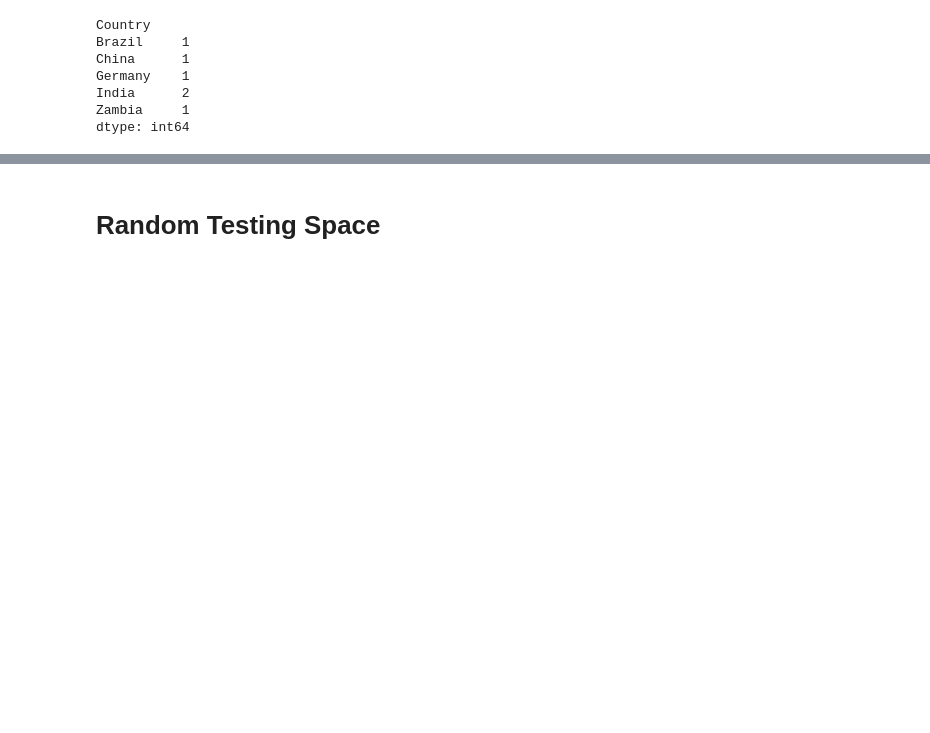
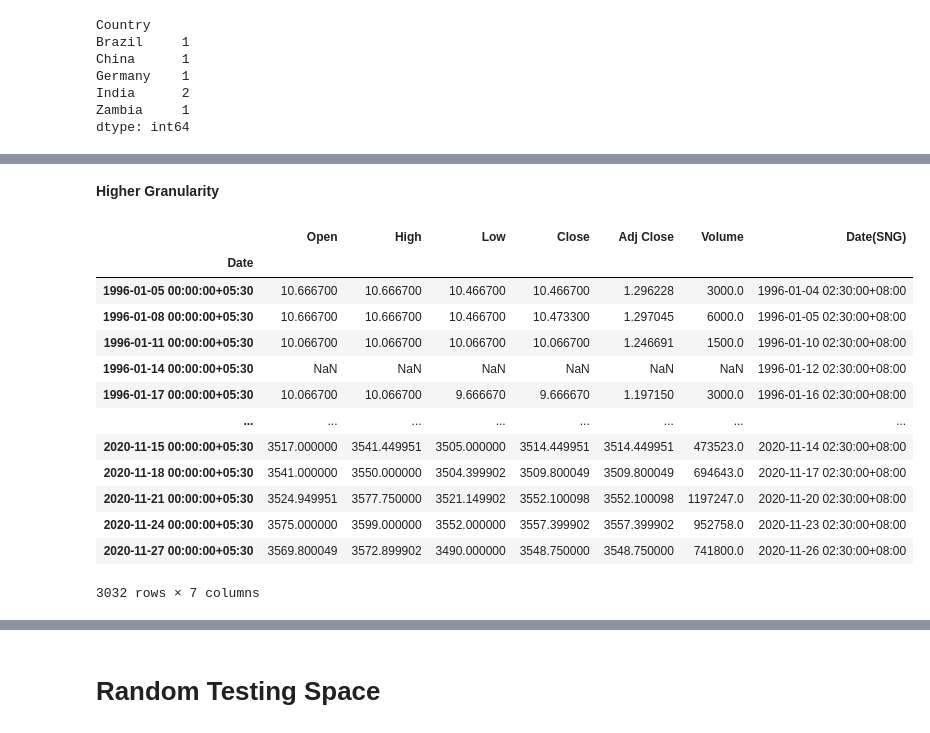
Before and after one commit to ag-ds-bubble/GIDS-2020-Time-Series-Forecasting-Workshop, a Jupyter notebook: Notebooks/Segment 1/02-Pandas Introduction.ipynb, the cells around one changed output, grey strips where cells are left out. Cells and saved outputs as stored; diff of their text form; code cells hidden in the pictures; blank space fills up the shorter version.

```diff
--- a/Notebooks/Segment 1/02-Pandas Introduction.ipynb
+++ b/Notebooks/Segment 1/02-Pandas Introduction.ipynb
@@ -341,0 +1125,19 @@ dtype: int64
+# %% [markdown]
+<b>Higher Granularity</b>
+# %%
+britannia_data.resample('3D', label='right').last()
+# %% [output]
+|  | Open | High | Low | Close | Adj Close | Volume | Date(SNG) |
+| Date |  |  |  |  |  |  |  |
+| 1996-01-05 00:00:00+05:30 | 10.666700 | 10.666700 | 10.466700 | 10.466700 | 1.296228 | 3000.0 | 1996-01-04 02:30:00+08:00 |
+| 1996-01-08 00:00:00+05:30 | 10.666700 | 10.666700 | 10.466700 | 10.473300 | 1.297045 | 6000.0 | 1996-01-05 02:30:00+08:00 |
+| 1996-01-11 00:00:00+05:30 | 10.066700 | 10.066700 | 10.066700 | 10.066700 | 1.246691 | 1500.0 | 1996-01-10 02:30:00+08:00 |
+| 1996-01-14 00:00:00+05:30 | NaN | NaN | NaN | NaN | NaN | NaN | 1996-01-12 02:30:00+08:00 |
+| 1996-01-17 00:00:00+05:30 | 10.066700 | 10.066700 | 9.666670 | 9.666670 | 1.197150 | 3000.0 | 1996-01-16 02:30:00+08:00 |
+| ... | ... | ... | ... | ... | ... | ... | ... |
+| 2020-11-15 00:00:00+05:30 | 3517.000000 | 3541.449951 | 3505.000000 | 3514.449951 | 3514.449951 | 473523.0 | 2020-11-14 02:30:00+08:00 |
+| 2020-11-18 00:00:00+05:30 | 3541.000000 | 3550.000000 | 3504.399902 | 3509.800049 | 3509.800049 | 694643.0 | 2020-11-17 02:30:00+08:00 |
+| 2020-11-21 00:00:00+05:30 | 3524.949951 | 3577.750000 | 3521.149902 | 3552.100098 | 3552.100098 | 1197247.0 | 2020-11-20 02:30:00+08:00 |
+| 2020-11-24 00:00:00+05:30 | 3575.000000 | 3599.000000 | 3552.000000 | 3557.399902 | 3557.399902 | 952758.0 | 2020-11-23 02:30:00+08:00 |
+| 2020-11-27 00:00:00+05:30 | 3569.800049 | 3572.899902 | 3490.000000 | 3548.750000 | 3548.750000 | 741800.0 | 2020-11-26 02:30:00+08:00 |
+3032 rows × 7 columns
```
Also changed, not shown: parts of 81 cells of this notebook, 9 other files.
